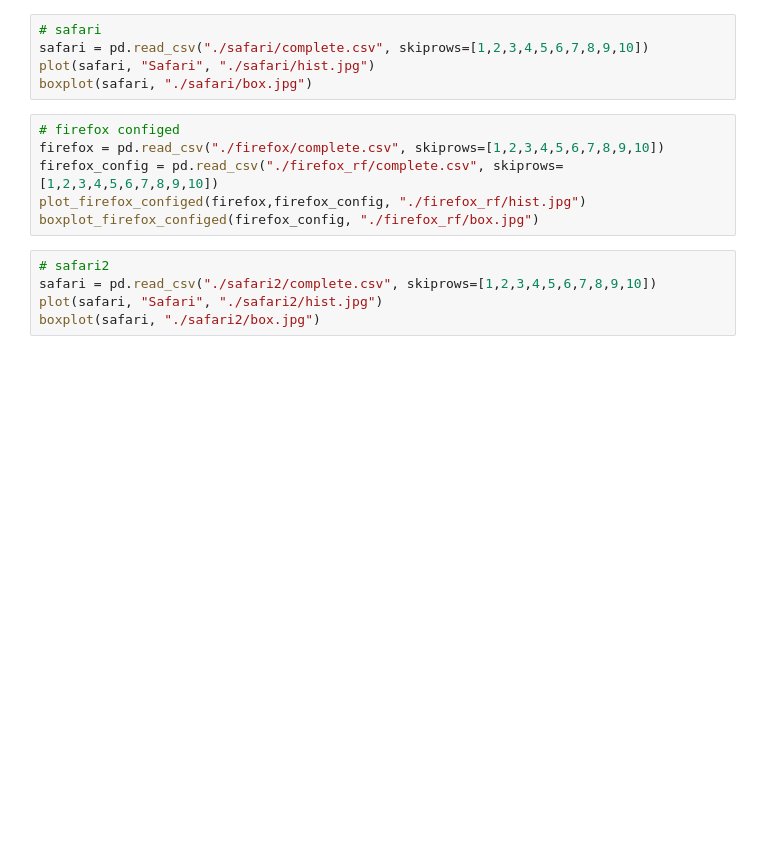
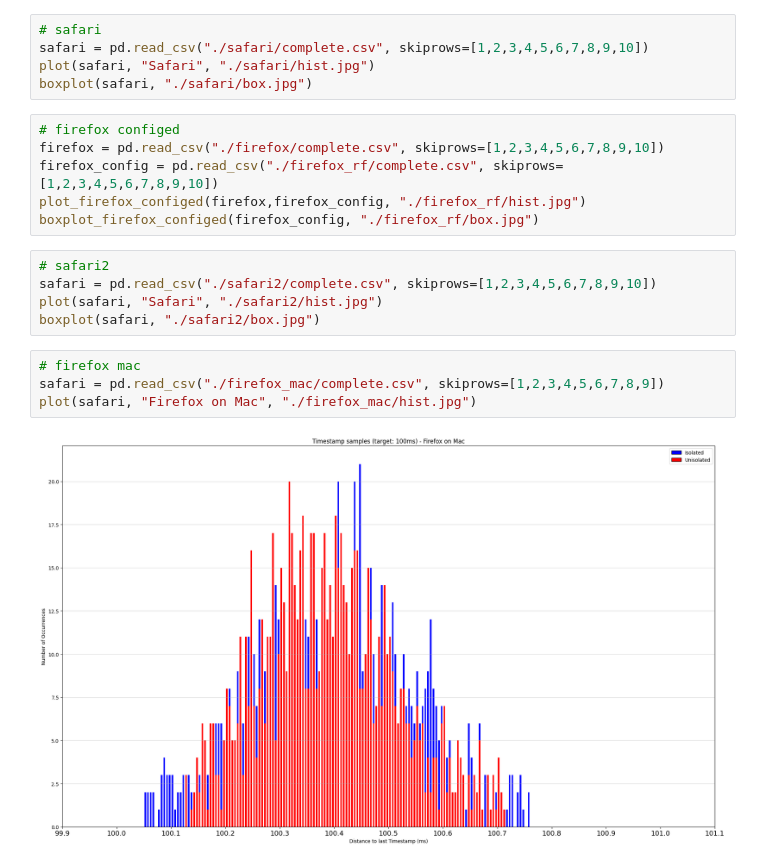
Before and after one commit to wutterfly/browser-timer-results, a Jupyter notebook: timer/analysis.ipynb, the cells around one changed output. Drawn from its saved outputs; the diff is of its cells as text; blank space fills up the shorter version.

```diff
--- a/timer/analysis.ipynb
+++ b/timer/analysis.ipynb
@@ -243,3 +243,9 @@ boxplot_firefox_configed(firefox_config, "./firefox_rf/box.jpg")
 safari = pd.read_csv("./safari2/complete.csv", skiprows=[1,2,3,4,5,6,7,8,9,10])
 plot(safari, "Safari", "./safari2/hist.jpg")
 boxplot(safari, "./safari2/box.jpg")
+# %%
+# firefox mac
+safari = pd.read_csv("./firefox_mac/complete.csv", skiprows=[1,2,3,4,5,6,7,8,9])
+plot(safari, "Firefox on Mac", "./firefox_mac/hist.jpg")
+# %% [output]
+[figure, added]
```
Also changed, not shown: parts of 2 cells of this notebook, 21 other files.
